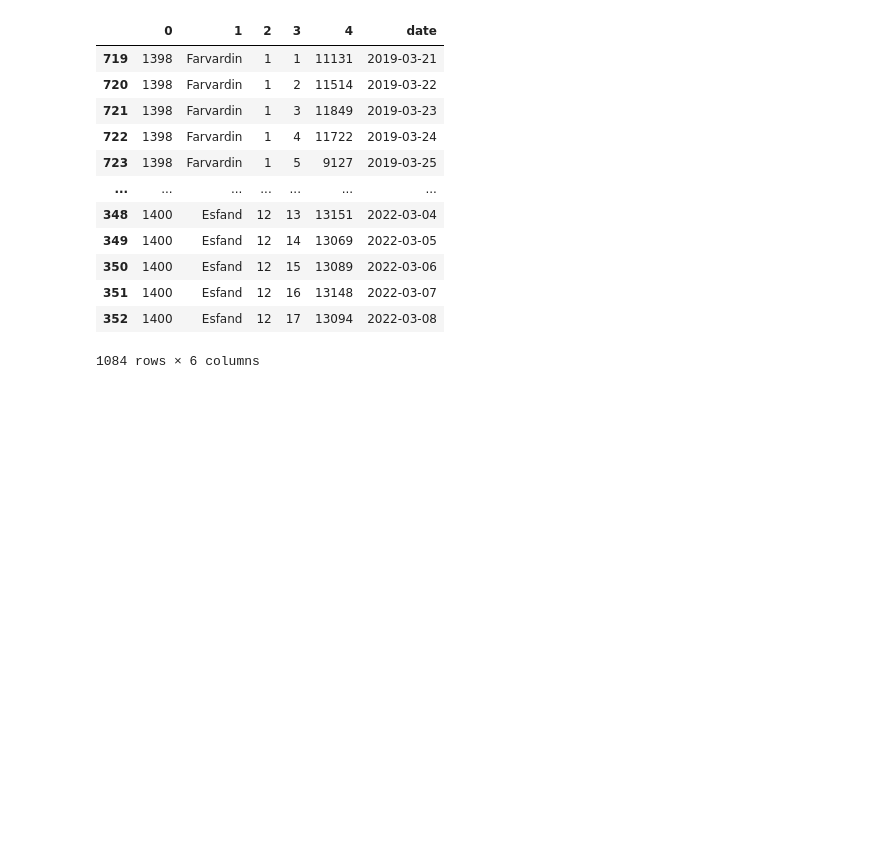
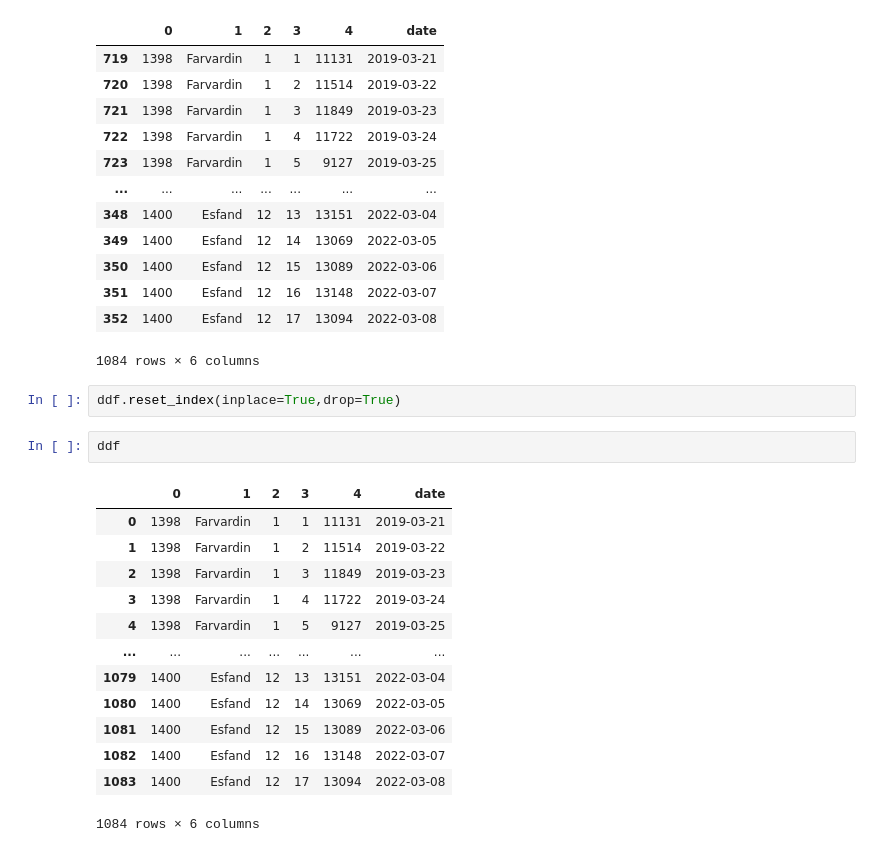
Before and after one commit to heidaralavi/Fetch-daily-product, a Jupyter notebook: find and read cells.ipynb, the cells around one changed output. Cells and saved outputs as stored; diff of their text form; blank space fills up the shorter version.

```diff
--- a/find and read cells.ipynb
+++ b/find and read cells.ipynb
@@ -251,3 +251,21 @@ ddf
 | 351 | 1400 | Esfand | 12 | 16 | 13148 | 2022-03-07 |
 | 352 | 1400 | Esfand | 12 | 17 | 13094 | 2022-03-08 |
 1084 rows × 6 columns
+# %%
+ddf.reset_index(inplace=True,drop=True)
+# %%
+ddf
+# %% [output]
+|  | 0 | 1 | 2 | 3 | 4 | date |
+| 0 | 1398 | Farvardin | 1 | 1 | 11131 | 2019-03-21 |
+| 1 | 1398 | Farvardin | 1 | 2 | 11514 | 2019-03-22 |
+| 2 | 1398 | Farvardin | 1 | 3 | 11849 | 2019-03-23 |
+| 3 | 1398 | Farvardin | 1 | 4 | 11722 | 2019-03-24 |
+| 4 | 1398 | Farvardin | 1 | 5 | 9127 | 2019-03-25 |
+| ... | ... | ... | ... | ... | ... | ... |
+| 1079 | 1400 | Esfand | 12 | 13 | 13151 | 2022-03-04 |
+| 1080 | 1400 | Esfand | 12 | 14 | 13069 | 2022-03-05 |
+| 1081 | 1400 | Esfand | 12 | 15 | 13089 | 2022-03-06 |
+| 1082 | 1400 | Esfand | 12 | 16 | 13148 | 2022-03-07 |
+| 1083 | 1400 | Esfand | 12 | 17 | 13094 | 2022-03-08 |
+1084 rows × 6 columns
```
Also changed, not shown: parts of 2 cells of this notebook.
